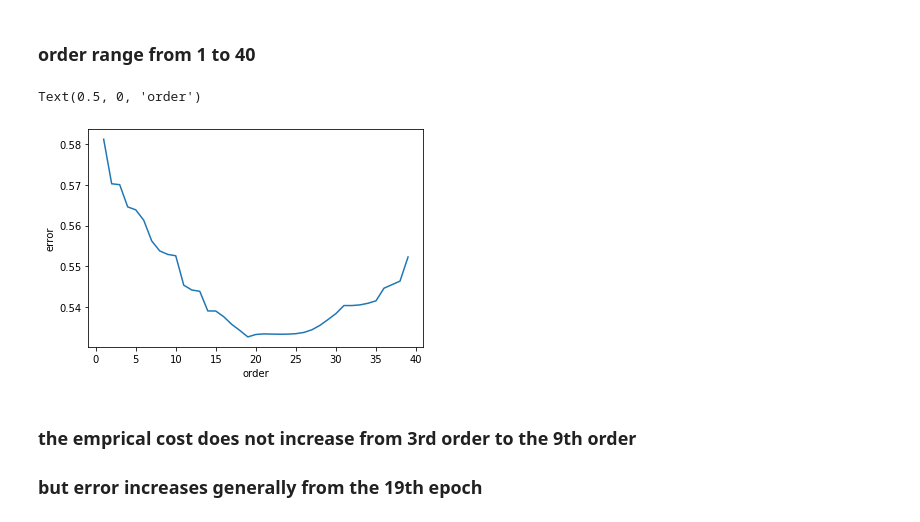
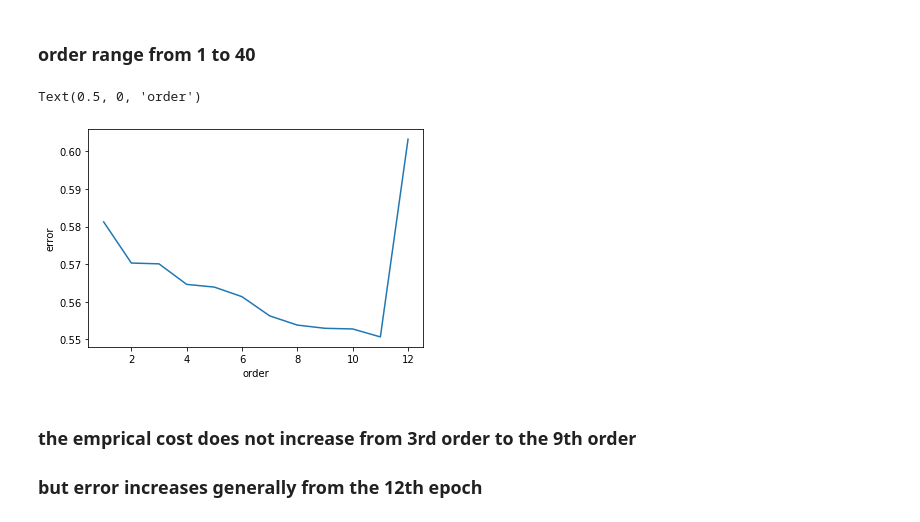
Before and after one commit to Emrys-Hong/SUTD-machine-learning-hw, a Jupyter notebook: Q2.ipynb, the cells around one changed output. Drawn from its saved outputs; the diff is of its cells as text; code cells hidden in the pictures.

```diff
--- a/Q2.ipynb
+++ b/Q2.ipynb
@@ -133,14 +133,12 @@ theta [1.72536644 3.20774787] have the smallest empiracal weight
 # %%
-def PolyRegress(x_1d, y, n):
+def PolyRegress(x_1d, y, d):
     """
     x: np.array
     y: np.array
     """
-    temp = []
-    for i in range(n+1):
-        temp.append(np.power(x_1d, i))
-    x = np.vstack(temp).T
-    w = np.linalg.lstsq(x, y, rcond=None)[0]
+    x = np.power(x_1d[:, np.newaxis], list(range(d+1)))
+    w = np.linalg.lstsq(x, y, rcond=None)[0] # cannot use this code to replace closed form formula
+    w = np.linalg.inv(np.dot(x.T, x)).dot(np.dot(x.T, y))
     loss = np.mean(np.square(np.dot(x, w)-y)/2)
     return w, loss, x
 # %% [markdown]
@@ -166,14 +164,14 @@ Text(0.5, 0, 'order')
 # %% [markdown]
 ### order range from 1 to 40
 # %%
-order = 40
+order = 13
 losses = [PolyRegress(x[:, 0], y, i)[1] for i in range(1, order)]
 plt.plot(range(1, order), losses)
 plt.ylabel('error')
 plt.xlabel('order')
 # %% [output]
 Text(0.5, 0, 'order')
-[figure, old version]
+[figure, new version]
 # %% [markdown]
 ### the emprical cost does not increase from 3rd order to the 9th order
-### but error increases generally from the 19th epoch
+### but error increases generally from the 12th epoch
```
Also changed, not shown: parts of 3 cells of this notebook.
